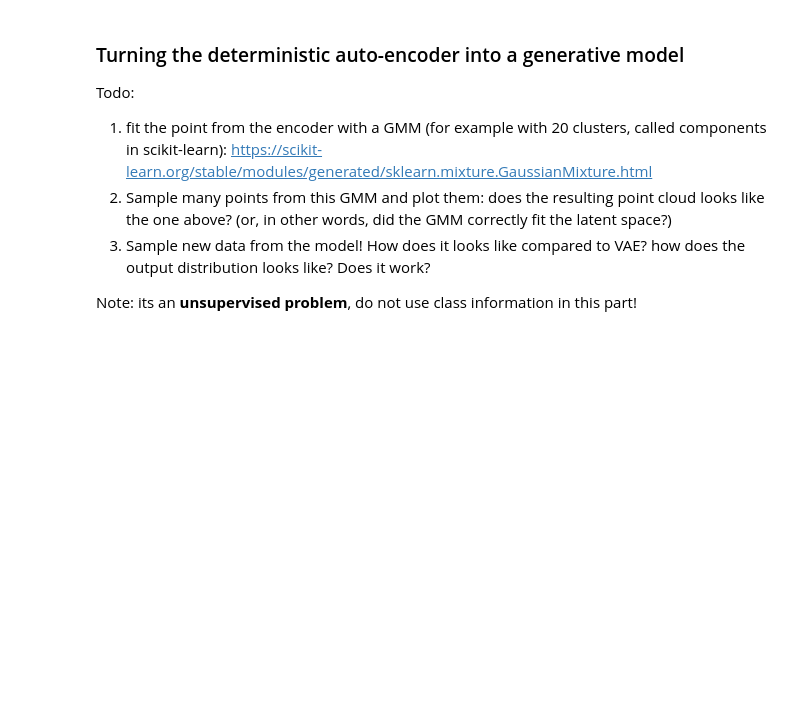
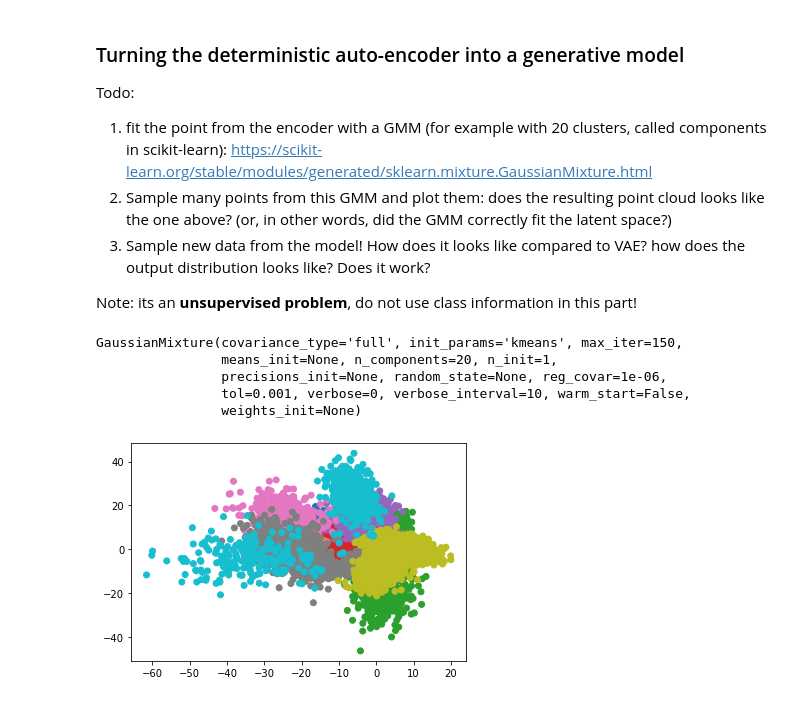
Before and after one commit to souserge/pgm-labs, a Jupyter notebook: src/lab1/lab1_vae.ipynb, the cells around one changed output. Cells and saved outputs as stored; diff of their text form; code cells hidden in the pictures; blank space fills up the shorter version.

```diff
--- a/src/lab1/lab1_vae.ipynb
+++ b/src/lab1/lab1_vae.ipynb
@@ -693,16 +689,17 @@ Hint: you should see an entropy term in it that you can compute via https://pyto
 # the return vector must be of shape: (n batch,)
 import math
 
+def korelu(x, sigma=1e-10):
+    return torch.relu(x-sigma)+sigma
+
+
 def KL_with_bernoulli_prior(probs):
-    #
-    #
-    # TODO TODO TODO TODO TODO
-    #
-    #
+    fst_log = torch.log(2*korelu(probs))
+    snd_log = torch.log(2*korelu(1-probs))
+    return torch.sum(probs*fst_log + (1-probs)*snd_log, 1)
 
 # test for shape
 probs = torch.rand((10, 30))
-
 if KL_with_bernoulli_prior(probs).shape != (10, ):
     raise RuntimeError("Invalid return dim!")
 else:
@@ -877,0 +1031,27 @@ Note: its an **unsupervised problem**, do not use class information in this part
+# %%
+from sklearn.mixture import GaussianMixture
+
+n_components = 20
+
+model = GaussianMixture(n_components=n_components, max_iter=150)
+
+model.fit(points)
+# %% [output]
+GaussianMixture(covariance_type='full', init_params='kmeans', max_iter=150,
+                means_init=None, n_components=20, n_init=1,
+                precisions_init=None, random_state=None, reg_covar=1e-06,
+                tol=0.001, verbose=0, verbose_interval=10, warm_start=False,
+                weights_init=None)
+# %%
+gmm_x, gmm_y = model.sample(50000)
+
+plt.scatter(
+    gmm_x[:,0], gmm_x[:, 1],
+    # colormap is between 0 and 1, and we have 10 classes
+    # so we just divide by 10 :)
+    # https://matplotlib.org/3.1.1/tutorials/colors/colormaps.html
+    c=matplotlib.cm.get_cmap("tab10")(gmm_y / n_components)
+)
+plt.show()
+# %% [output]
+[figure, added]
```
Also changed, not shown: parts of 24 cells of this notebook.
